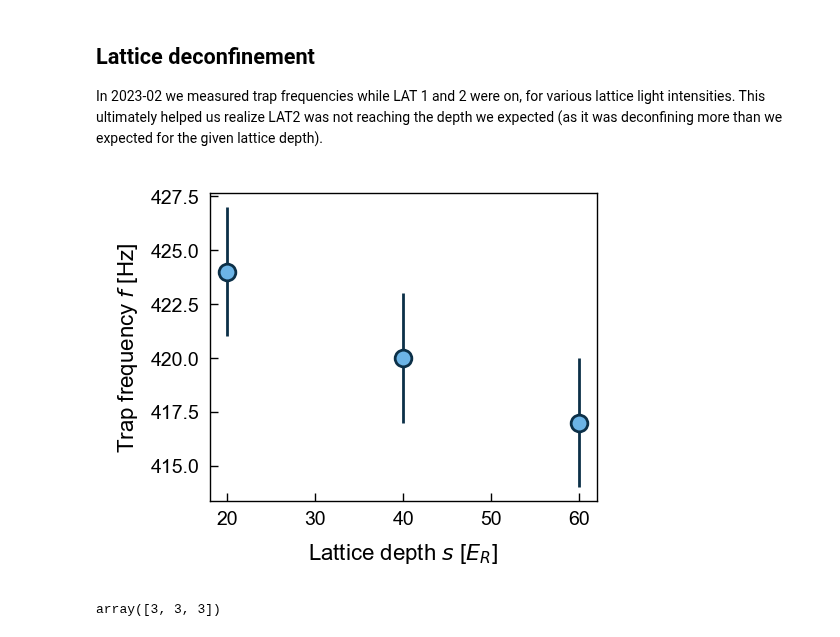
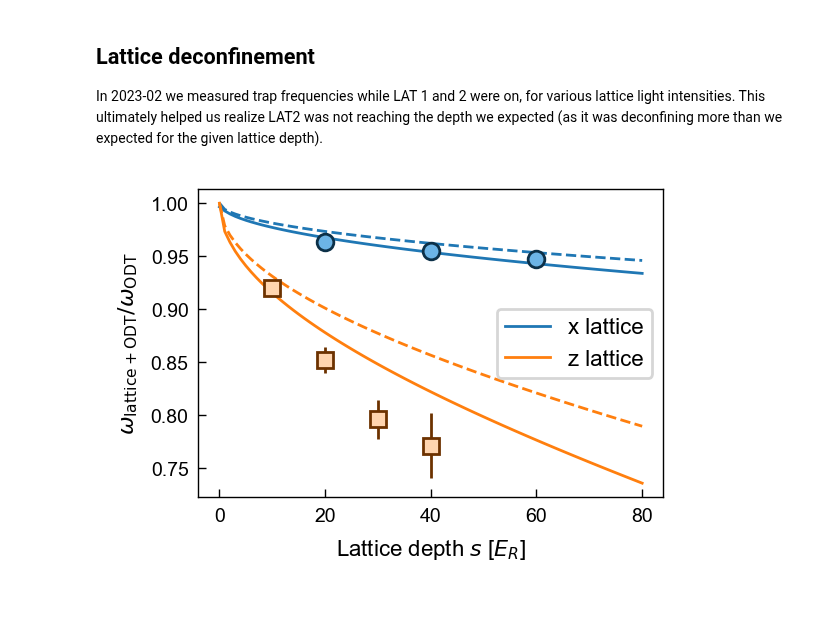
Before and after one commit to colinjdale/ChiPyLab, a Jupyter notebook: examples/plot_lattice_quantities.ipynb, the cells around one changed output. Drawn from its saved outputs; the diff is of its cells as text; code cells hidden in the pictures; blank space fills up the shorter version.

Commit message:
Deconfinement trap freq plots

```diff
--- a/examples/plot_lattice_quantities.ipynb
+++ b/examples/plot_lattice_quantities.ipynb
@@ -110,56 +110,90 @@ sys.path.append(str(Path(os.getcwd()).parent))
 from amo.lattice import Lattice
 from amo.constants import h, mK, hbar
 
-from general.plot_settings import paper_settings, generate_plt_styles
+from general.plot_settings import paper_settings, generate_plt_styles, colors
 plt.rcParams.update(paper_settings)
-styles = generate_plt_styles()
+colors = colors[0:]
+styles = generate_plt_styles(colors=colors)
 # %%
 from lattice_deconfinement_calculations import deconfinement_data
 
 # Lattice 1 trap frequency
+wz = 440  # Trap freq with no lattice
 lat1_trap_freq_meas = {
         'forward': [np.array([5.41, 11.01, 16.62, 22.22]),
                     np.array([411, 402, 383, 361]),
                     np.array([4, 4, 4, 6])],
         'retro':   [np.array([20, 40, 60]),
                     np.array([424, 420, 417]),
                     np.array([3, 3, 3])]
 }
 
 lat1_trap_freq_calc = (deconfinement_data['depths'],
                        deconfinement_data['LAT1_retro_wz'],
                        deconfinement_data['LAT1_retro_wz_equal'])
 
 
 # Lattice 2 trap frequency measurements
+wx = 162  # trap freq with no lattice
 lat2_trap_freq_meas = {
-        'forward': [np.array([0, 2,674, 5,59, 8,51]),
+        'forward': [np.array([0, 2.674, 5.59, 8.51]),
                     np.array([161.2, 159.8, 132.4, 115.9]),
                     np.array([0.5, 0.5, 0.5, 0.5])],
-        'retro':   [np.array([10, 20, 30, 40]),
+        'retro':   [np.array([40, 20, 10, 30]),
                     np.array([125, 138, 149, 129]),
                     np.array([5, 2, 1, 3])]
 }
 
-lat1_trap_freq_calc = (deconfinement_data['depths'],
+lat2_trap_freq_calc = (deconfinement_data['depths'],
                        deconfinement_data['LAT2_retro_wx'],
                        deconfinement_data['LAT2_retro_wx_equal'])
 
-fig, ax = plt.subplots(figsize=(2.5,2))
+fig, ax = plt.subplots(figsize=(3,2))
+
+# Retro
+# ax = axs[0]
 xlabel = r'Lattice depth $s$ [$E_R$]'
-ylabel = r'Trap frequency $f$ [Hz]'
+ylabel = r'$\omega_\mathrm{lattice + ODT}/\omega_\mathrm{ODT}$'
 ax.set(xlabel=xlabel, ylabel=ylabel)
 
-sty = styles[0]
+i = 0
+sty, color = (styles[i], colors[i])
 s, f, ef = lat1_trap_freq_meas['retro']
-ax.errorbar(s, f, ef, **sty)
-s, f,  = lat1_trap_freq_calc['retro']
-ax.plot()
+ax.errorbar(s, f/wz, ef/wz, **sty, label='')
+s, f, f_equal = lat1_trap_freq_calc
+ax.plot(s, f/wz, color=color, label='x lattice')
+ax.plot(s, f_equal/wz, '--', color=color)
+
+i = 1
+sty, color = (styles[i], colors[i])
+s, f, ef = lat2_trap_freq_meas['retro']
+ax.errorbar(s, f/wx, ef/wx, **sty, label='')
+s, f, f_equal = lat2_trap_freq_calc
+ax.plot(s, f/wx, color=color, label='z lattice')
+ax.plot(s, f_equal/wx, '--', color=color)
+ax.legend(loc='center right')
+
+# Forward
+# ax = axs[1]
+# xlabel = r'Lattice depth $s$ [$E_R$]'
+# ylabel = r'$\omega_\mathrm{lattice + ODT}/\omega_\mathrm{ODT}$'
+# ax.set(xlabel=xlabel, ylabel=ylabel, ylim=[0.6, 1.1], xlim=[-5, 30])
+
+# i = 0
+# sty, color = (styles[i], colors[i])
+# s, f, ef = lat1_trap_freq_meas['forward']
+# ax.errorbar(s, f/wz, ef/wz, **sty, label='')
+# s, f = (deconfinement_data['depths'], deconfinement_data['LAT1_forward_wz'])
+# ax.plot(s, f/wz, color=color, label='x lattice')
+
+# i = 1
+# sty, color = (styles[i], colors[i])
+# s, f, ef = lat2_trap_freq_meas['forward']
+# ax.errorbar(s, f/wx, ef/wx, **sty, label='')
+# s, f = (deconfinement_data['depths'], deconfinement_data['LAT2_forward_wx'])
+# ax.plot(s, f/wx, color=color, label='z lattice')
+# ax.legend()
 
 plt.show()
 # %% [output]
-[figure, old version]
+[figure, new version]
-# %%
-ef
-# %% [output]
-array([3, 3, 3])
```
Also changed, not shown: 1 other file.
